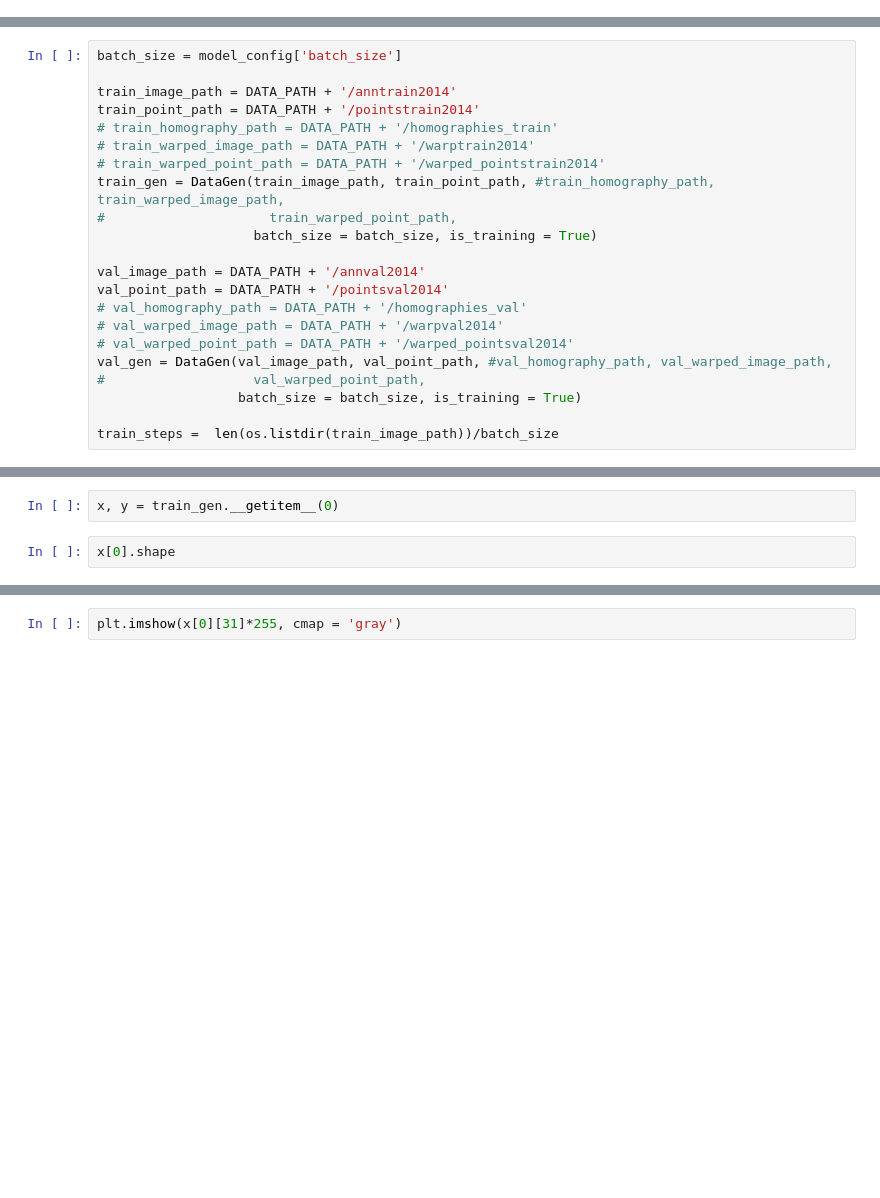
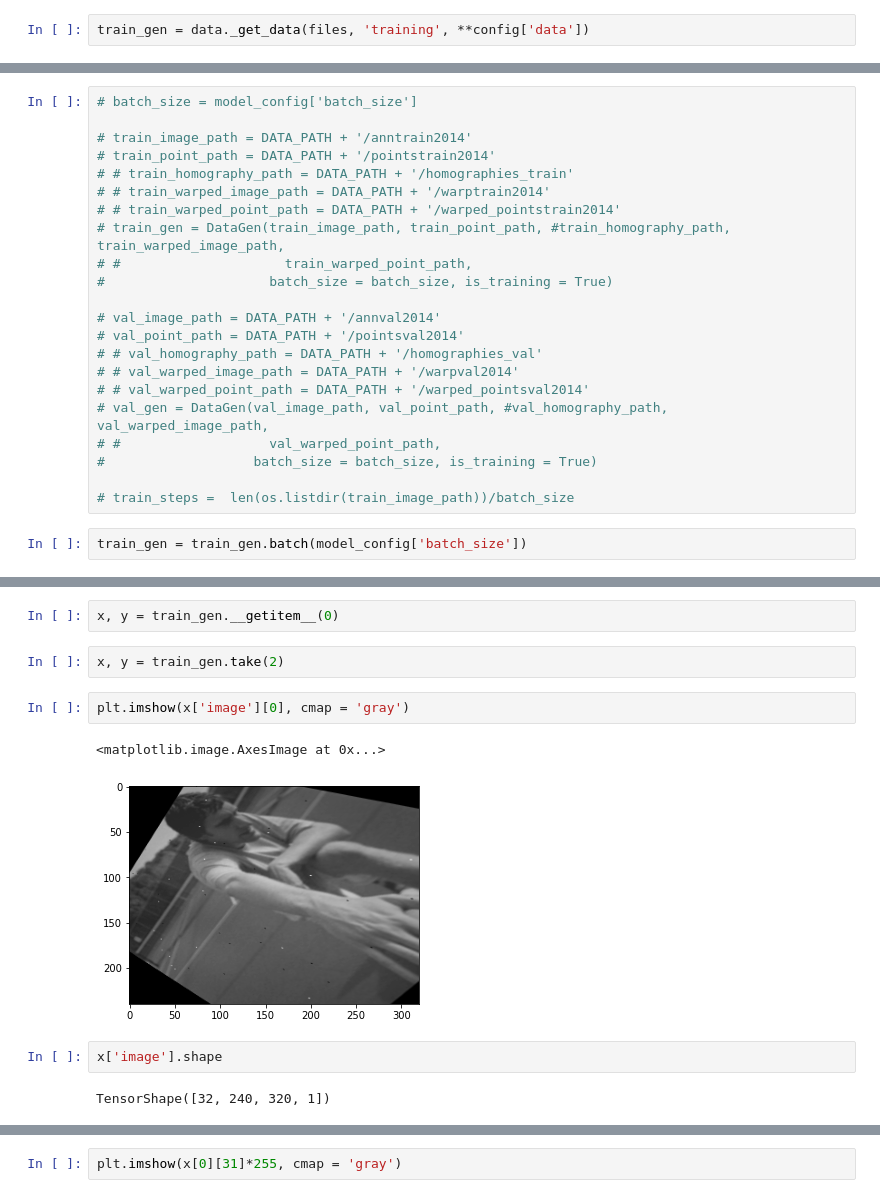
Before and after one commit to amit205/multi-task-learning, a Jupyter notebook: magicpoint-coco.ipynb, the cells around one changed output, grey strips where cells are left out. Drawn from its saved outputs; the diff is of its cells as text; blank space fills up the shorter version.

```diff
--- a/magicpoint-coco.ipynb
+++ b/magicpoint-coco.ipynb
@@ -17,0 +30,2 @@ import os, datetime
+# %%
+train_gen = data._get_data(files, 'training', **config['data'])
@@ -357,24 +392,26 @@ def dummy_loss(dummy_target, y_pred):
 model.compile(optimizer = keras.optimizers.Adam(learning_rate = model_config['learning_rate']),
               loss = dummy_loss)
 # %%
-batch_size = model_config['batch_size']
+# batch_size = model_config['batch_size']
 
-train_image_path = DATA_PATH + '/anntrain2014'
-train_point_path = DATA_PATH + '/pointstrain2014'
-# train_homography_path = DATA_PATH + '/homographies_train'
-# train_warped_image_path = DATA_PATH + '/warptrain2014'
-# train_warped_point_path = DATA_PATH + '/warped_pointstrain2014'
-train_gen = DataGen(train_image_path, train_point_path, #train_homography_path, train_warped_image_path,
-#                     train_warped_point_path,
-                    batch_size = batch_size, is_training = True)
+# train_image_path = DATA_PATH + '/anntrain2014'
+# train_point_path = DATA_PATH + '/pointstrain2014'
+# # train_homography_path = DATA_PATH + '/homographies_train'
+# # train_warped_image_path = DATA_PATH + '/warptrain2014'
+# # train_warped_point_path = DATA_PATH + '/warped_pointstrain2014'
+# train_gen = DataGen(train_image_path, train_point_path, #train_homography_path, train_warped_image_path,
+# #                     train_warped_point_path,
+#                     batch_size = batch_size, is_training = True)
 
-val_image_path = DATA_PATH + '/annval2014'
-val_point_path = DATA_PATH + '/pointsval2014'
-# val_homography_path = DATA_PATH + '/homographies_val'
-# val_warped_image_path = DATA_PATH + '/warpval2014'
-# val_warped_point_path = DATA_PATH + '/warped_pointsval2014'
-val_gen = DataGen(val_image_path, val_point_path, #val_homography_path, val_warped_image_path,
-#                   val_warped_point_path,
-                  batch_size = batch_size, is_training = True)
+# val_image_path = DATA_PATH + '/annval2014'
+# val_point_path = DATA_PATH + '/pointsval2014'
+# # val_homography_path = DATA_PATH + '/homographies_val'
+# # val_warped_image_path = DATA_PATH + '/warpval2014'
+# # val_warped_point_path = DATA_PATH + '/warped_pointsval2014'
+# val_gen = DataGen(val_image_path, val_point_path, #val_homography_path, val_warped_image_path,
+# #                   val_warped_point_path,
+#                   batch_size = batch_size, is_training = True)
 
-train_steps =  len(os.listdir(train_image_path))/batch_size
+# train_steps =  len(os.listdir(train_image_path))/batch_size
+# %%
+train_gen = train_gen.batch(model_config['batch_size'])
@@ -387,5 +446,14 @@ history = model.fit(train_gen , validation_data = val_gen, steps_per_epoch = tra
 # model.load_weights('/root/Internship-Valeo/Project/results/checkpoint-magicpoint-coco-050322')
 # %%
 x, y = train_gen.__getitem__(0)
+# %%
+x, y = train_gen.take(2)
+# %%
+plt.imshow(x['image'][0], cmap = 'gray')
+# %% [output]
+<matplotlib.image.AxesImage at 0x...>
+[figure, added]
 # %%
-x[0].shape
+x['image'].shape
+# %% [output]
+TensorShape([32, 240, 320, 1])
```
Also changed, not shown: parts of 27 cells of this notebook, 5 other files.
